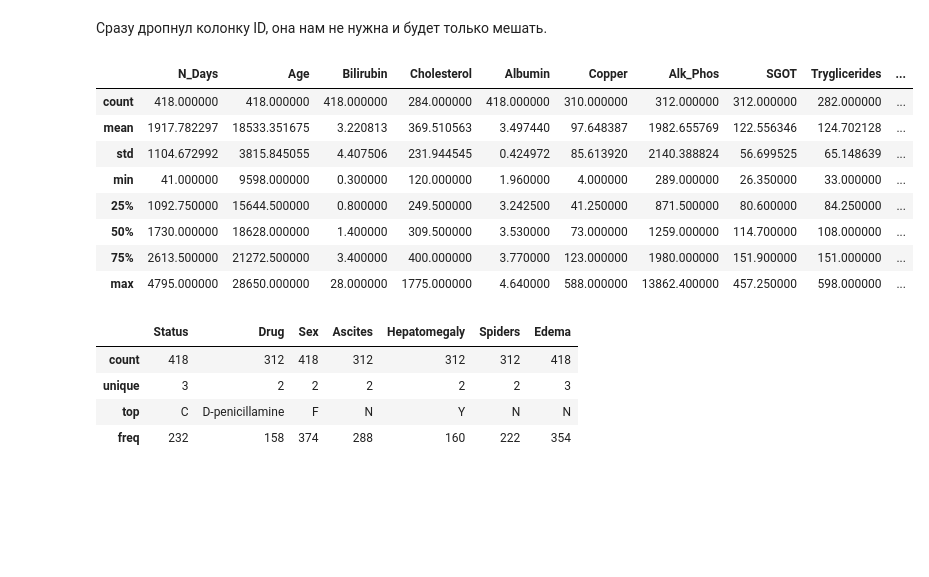
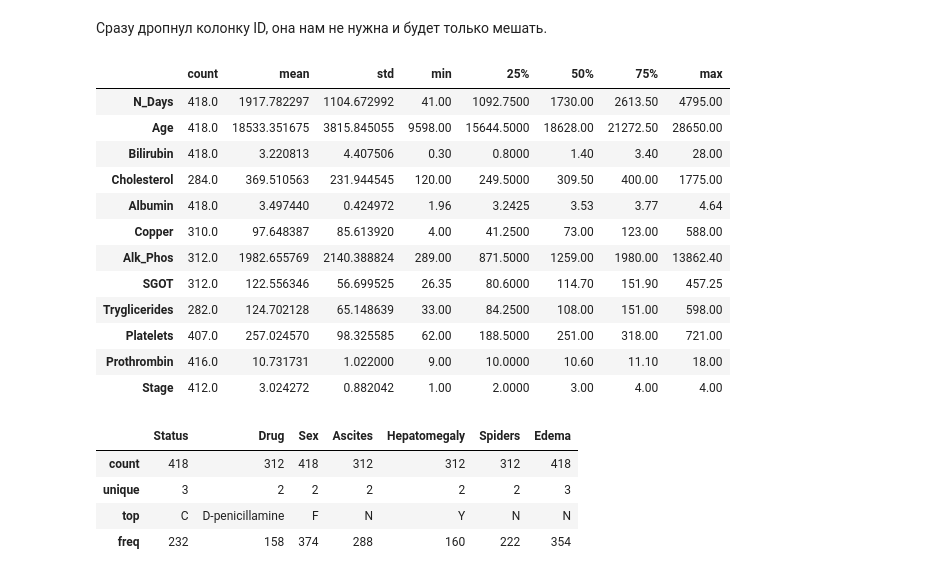
Before and after one commit to N10b1um/FAMCS-ml-course, a Jupyter notebook: hw02_eda/hw02_eda.ipynb, the cells around one changed output. Cells and saved outputs as stored; diff of their text form; code cells hidden in the pictures; blank space fills up the shorter version.

```diff
--- a/hw02_eda/hw02_eda.ipynb
+++ b/hw02_eda/hw02_eda.ipynb
@@ -66,17 +66,21 @@ memory usage: 65.4 KB
 # %%
 df.drop(columns=['ID'], inplace=True)
 # %%
-df.describe()
+df.describe().T
 # %% [output]
-|  | N_Days | Age | Bilirubin | Cholesterol | Albumin | Copper | Alk_Phos | SGOT | Tryglicerides | ... |
-| count | 418.000000 | 418.000000 | 418.000000 | 284.000000 | 418.000000 | 310.000000 | 312.000000 | 312.000000 | 282.000000 | ... |
-| mean | 1917.782297 | 18533.351675 | 3.220813 | 369.510563 | 3.497440 | 97.648387 | 1982.655769 | 122.556346 | 124.702128 | ... |
-| std | 1104.672992 | 3815.845055 | 4.407506 | 231.944545 | 0.424972 | 85.613920 | 2140.388824 | 56.699525 | 65.148639 | ... |
-| min | 41.000000 | 9598.000000 | 0.300000 | 120.000000 | 1.960000 | 4.000000 | 289.000000 | 26.350000 | 33.000000 | ... |
-| 25% | 1092.750000 | 15644.500000 | 0.800000 | 249.500000 | 3.242500 | 41.250000 | 871.500000 | 80.600000 | 84.250000 | ... |
-| 50% | 1730.000000 | 18628.000000 | 1.400000 | 309.500000 | 3.530000 | 73.000000 | 1259.000000 | 114.700000 | 108.000000 | ... |
-| 75% | 2613.500000 | 21272.500000 | 3.400000 | 400.000000 | 3.770000 | 123.000000 | 1980.000000 | 151.900000 | 151.000000 | ... |
-| max | 4795.000000 | 28650.000000 | 28.000000 | 1775.000000 | 4.640000 | 588.000000 | 13862.400000 | 457.250000 | 598.000000 | ... |
+|  | count | mean | std | min | 25% | 50% | 75% | max |
+| N_Days | 418.0 | 1917.782297 | 1104.672992 | 41.00 | 1092.7500 | 1730.00 | 2613.50 | 4795.00 |
+| Age | 418.0 | 18533.351675 | 3815.845055 | 9598.00 | 15644.5000 | 18628.00 | 21272.50 | 28650.00 |
+| Bilirubin | 418.0 | 3.220813 | 4.407506 | 0.30 | 0.8000 | 1.40 | 3.40 | 28.00 |
+| Cholesterol | 284.0 | 369.510563 | 231.944545 | 120.00 | 249.5000 | 309.50 | 400.00 | 1775.00 |
+| Albumin | 418.0 | 3.497440 | 0.424972 | 1.96 | 3.2425 | 3.53 | 3.77 | 4.64 |
+| Copper | 310.0 | 97.648387 | 85.613920 | 4.00 | 41.2500 | 73.00 | 123.00 | 588.00 |
+| Alk_Phos | 312.0 | 1982.655769 | 2140.388824 | 289.00 | 871.5000 | 1259.00 | 1980.00 | 13862.40 |
+| SGOT | 312.0 | 122.556346 | 56.699525 | 26.35 | 80.6000 | 114.70 | 151.90 | 457.25 |
+| Tryglicerides | 282.0 | 124.702128 | 65.148639 | 33.00 | 84.2500 | 108.00 | 151.00 | 598.00 |
+| Platelets | 407.0 | 257.024570 | 98.325585 | 62.00 | 188.5000 | 251.00 | 318.00 | 721.00 |
+| Prothrombin | 416.0 | 10.731731 | 1.022000 | 9.00 | 10.0000 | 10.60 | 11.10 | 18.00 |
+| Stage | 412.0 | 3.024272 | 0.882042 | 1.00 | 2.0000 | 3.00 | 4.00 | 4.00 |
 # %%
 df.describe(include = 'str')
 # %% [output]
```
Also changed, not shown: parts of 1 cell of this notebook, 3 other files.
